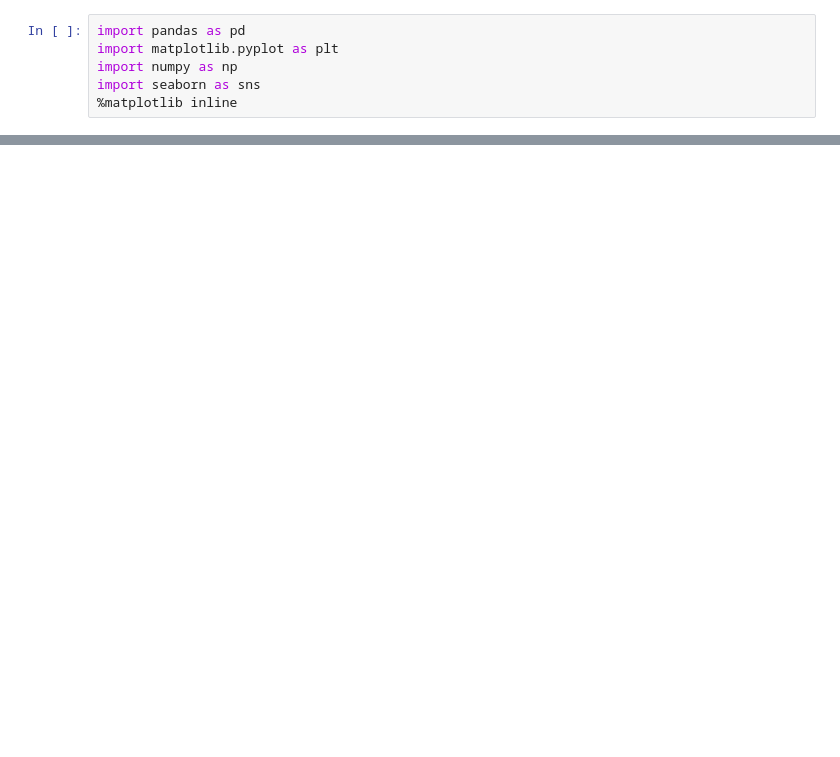
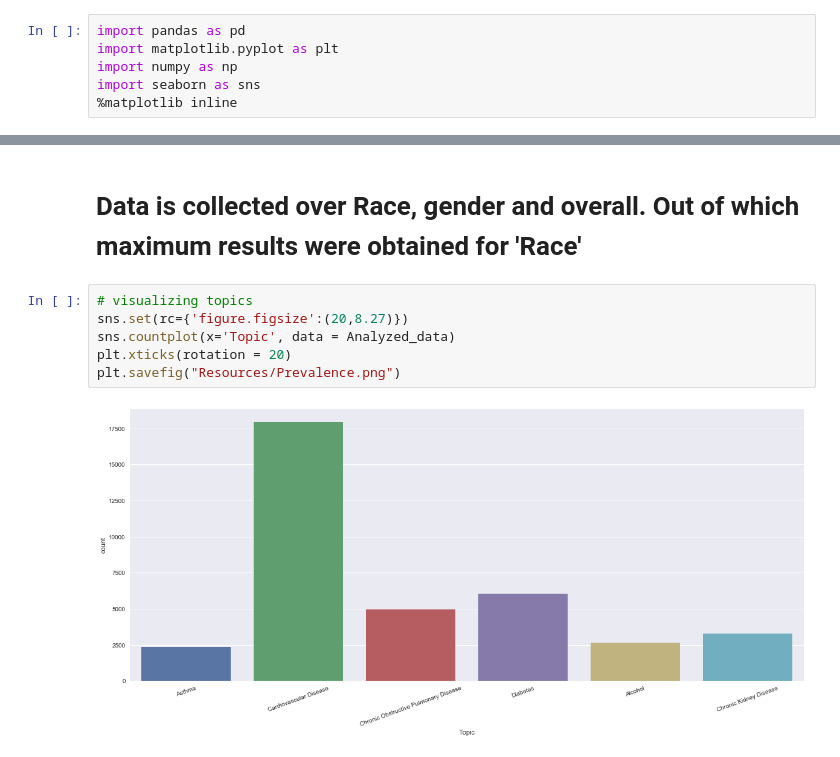
Before and after one commit to ByronIAllen/DataAnalysis_Project1, a Jupyter notebook: Chronic Disease.ipynb, the cells around one changed output, grey strips where cells are left out. Cells and saved outputs as stored; diff of their text form; blank space fills up the shorter version.

```diff
--- a/Chronic Disease.ipynb
+++ b/Chronic Disease.ipynb
@@ -534,0 +86,10 @@ array(['Overall'], dtype=object)
+# %% [markdown]
+# Data is collected over Race, gender and overall. Out of which maximum results were obtained for 'Race'
+# %%
+# visualizing topics
+sns.set(rc={'figure.figsize':(20,8.27)})
+sns.countplot(x='Topic', data = Analyzed_data)
+plt.xticks(rotation = 20)
+plt.savefig("Resources/Prevalence.png")
+# %% [output]
+[figure, added]
```
Also changed, not shown: parts of 73 cells of this notebook, 8 other files.
